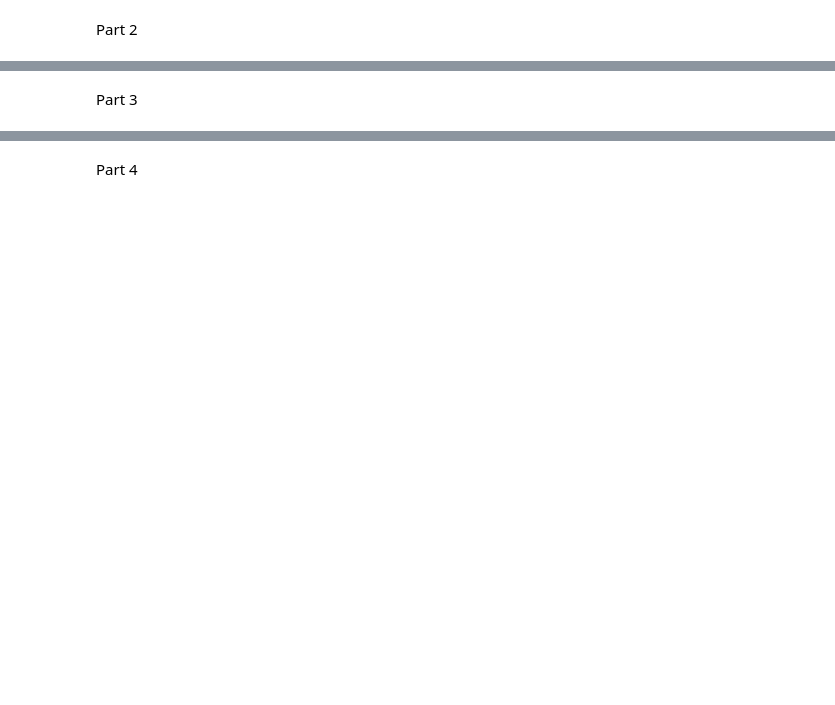
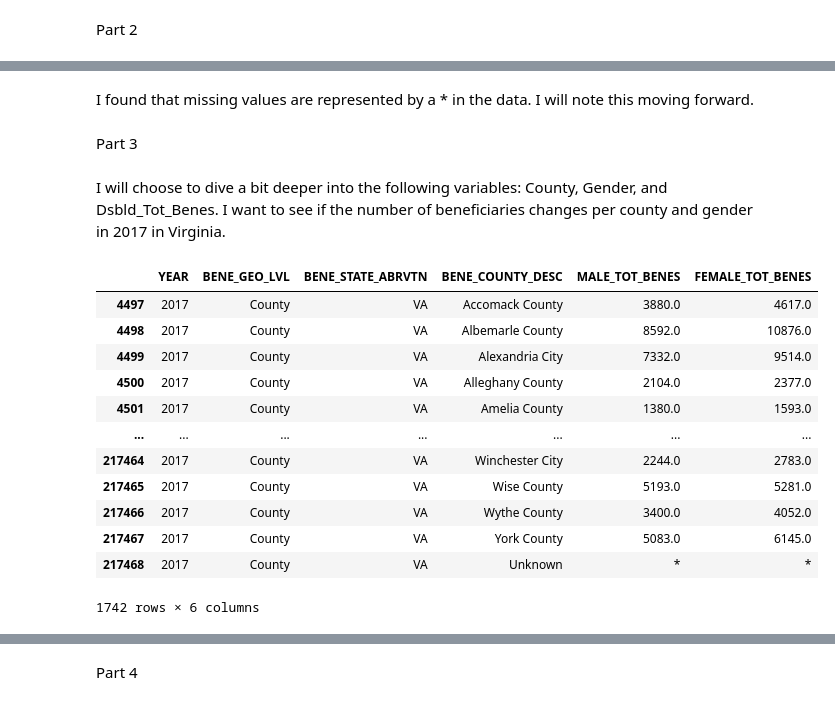
Before and after one commit to EllaThomasson/labs-ds3001, a Jupyter notebook: EDALab_EllaThomasson.ipynb, the cells around one changed output, grey strips where cells are left out. Saved outputs shown, nothing was run; the diff lists cells and outputs as text; code cells hidden in the pictures; blank space fills up the shorter version.

```diff
--- a/EDALab_EllaThomasson.ipynb
+++ b/EDALab_EllaThomasson.ipynb
@@ -234,2 +263,26 @@ Part 2
+# %% [markdown]
+I found that missing values are represented by a * in the data. I will note this moving forward.
 # %% [markdown]
 Part 3
+# %% [markdown]
+I will choose to dive a bit deeper into the following variables: County, Gender, and Dsbld_Tot_Benes. I want to see if the number of beneficiaries changes per county and gender in 2017 in Virginia.
+# %%
+interest_variables = df[["YEAR","BENE_GEO_LVL","BENE_STATE_ABRVTN","BENE_COUNTY_DESC","MALE_TOT_BENES","FEMALE_TOT_BENES"]]
+filtered = interest_variables[interest_variables["BENE_GEO_LVL"] == "County"]
+filtered = filtered[filtered["YEAR"] == 2017]
+filtered = filtered[filtered["BENE_STATE_ABRVTN"] == "VA"]
+display(filtered)
+# %% [output]
+|  | YEAR | BENE_GEO_LVL | BENE_STATE_ABRVTN | BENE_COUNTY_DESC | MALE_TOT_BENES | FEMALE_TOT_BENES |
+| 4497 | 2017 | County | VA | Accomack County | 3880.0 | 4617.0 |
+| 4498 | 2017 | County | VA | Albemarle County | 8592.0 | 10876.0 |
+| 4499 | 2017 | County | VA | Alexandria City | 7332.0 | 9514.0 |
+| 4500 | 2017 | County | VA | Alleghany County | 2104.0 | 2377.0 |
+| 4501 | 2017 | County | VA | Amelia County | 1380.0 | 1593.0 |
+| ... | ... | ... | ... | ... | ... | ... |
+| 217464 | 2017 | County | VA | Winchester City | 2244.0 | 2783.0 |
+| 217465 | 2017 | County | VA | Wise County | 5193.0 | 5281.0 |
+| 217466 | 2017 | County | VA | Wythe County | 3400.0 | 4052.0 |
+| 217467 | 2017 | County | VA | York County | 5083.0 | 6145.0 |
+| 217468 | 2017 | County | VA | Unknown | * | * |
+1742 rows × 6 columns
```
Also changed, not shown: parts of 27 cells of this notebook.
